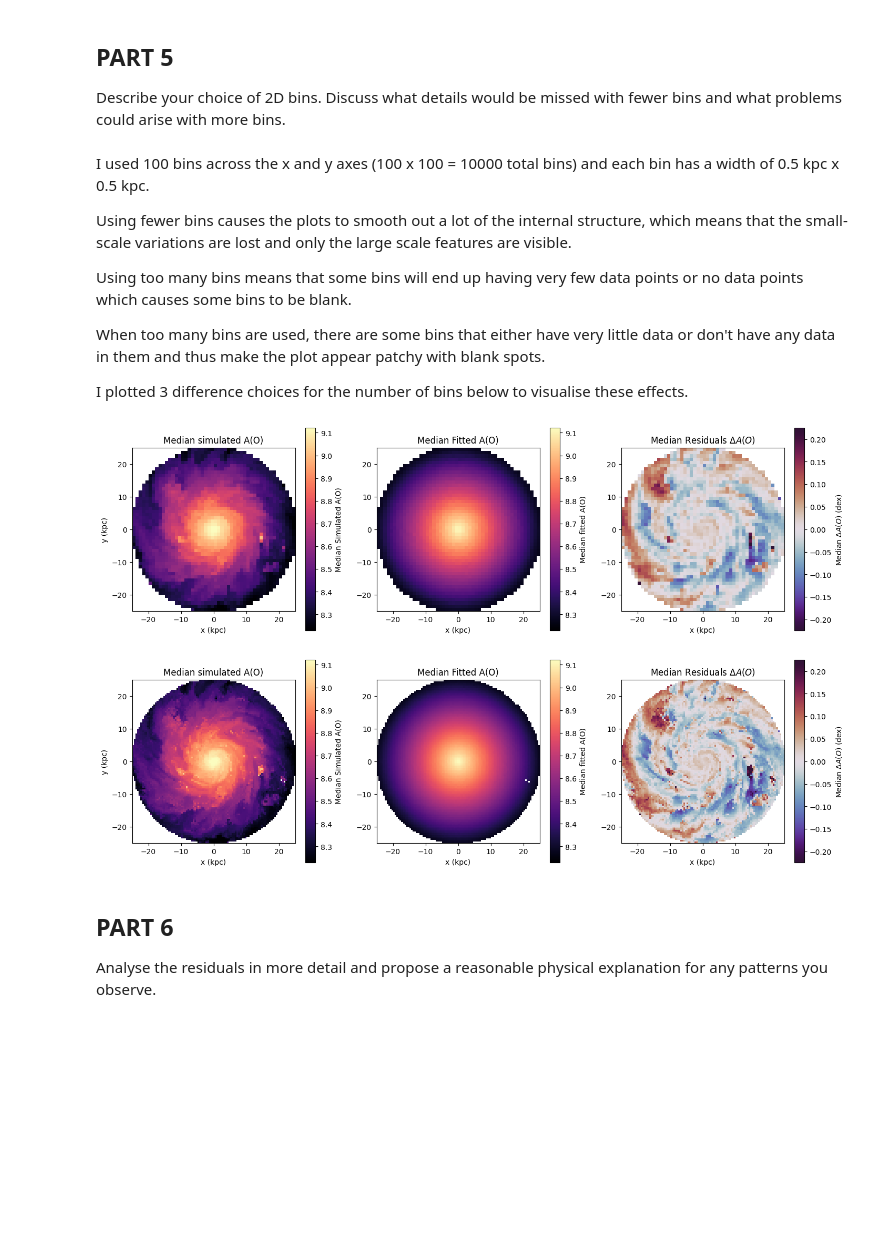
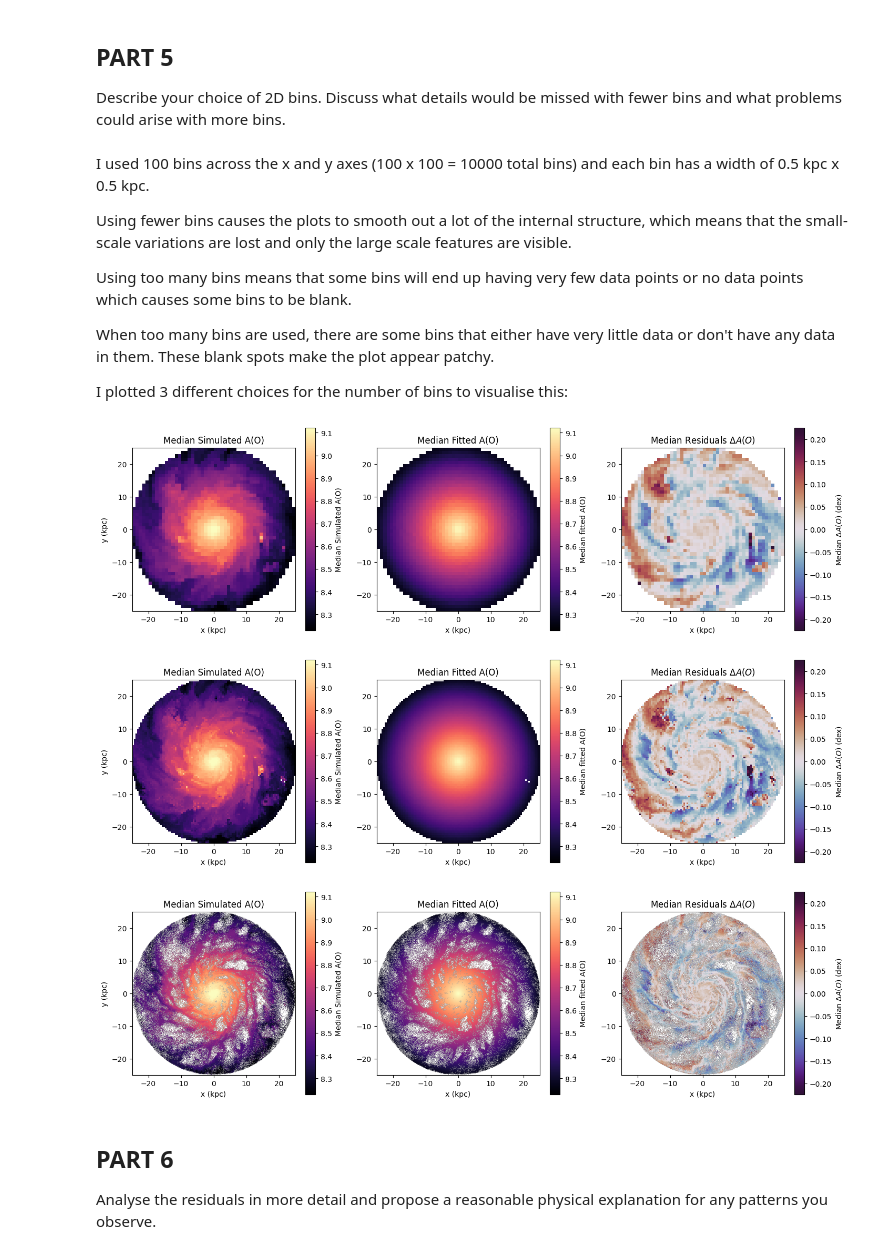
Before and after one commit to u7678360/ASTR4004-Assignment-2, a Jupyter notebook: Question 3.ipynb, the cells around one changed output. Cells and saved outputs as stored; diff of their text form; code cells hidden in the pictures; blank space fills up the shorter version.

```diff
--- a/Question 3.ipynb
+++ b/Question 3.ipynb
@@ -118,8 +119,6 @@ Plot a three-panel figure for the x vs. y plane using the same bins and sensible
 
 • (c) 2D histogram of the median residuals ∆A(O).
 # %%
-n_bins = 1000
-
 def A_O_histograms(n_bins):
 
     # Binned_statistic_2d is used to calculate the median value in each x-y bin
@@ -155,7 +154,7 @@ def A_O_histograms(n_bins):
     # Plot 1 - Median simulated A(O) with colourbar
     panel_a = axes[0].imshow(median_simulated.statistic.T, origin="lower", cmap="magma",
                             vmin=A_O_min, vmax=A_O_max, extent=range)
-    axes[0].set_title("Median simulated A(O)")
+    axes[0].set_title("Median Simulated A(O)")
     axes[0].set_ylabel("y (kpc)")
     axes[0].set_xlabel("x (kpc)")
     colourbar1 = fig.colorbar(panel_a, ax=axes[0])
@@ -196,16 +195,17 @@ Using fewer bins causes the plots to smooth out a lot of the internal structure,
 Using too many bins means that some bins will end up having very few data points or no data points which
 causes some bins to be blank.
 
-When too many bins are used, there are some bins that either have very little data or don't have any data in them and thus make the plot appear patchy with blank spots.
+When too many bins are used, there are some bins that either have very little data or don't have any data in them. These blank spots make the plot appear patchy.
 
-I plotted 3 difference choices for the number of bins below to visualise these effects.
+I plotted 3 different choices for the number of bins to visualise this:
 # %%
 A_O_histograms(50)
 A_O_histograms(100)
-#A_O_histograms(500)
+A_O_histograms(500)
 # %% [output]
 [figure]
 [figure]
+[figure, added]
 # %% [markdown]
 ## PART 6
 Analyse the residuals in more detail and propose a reasonable physical explanation for
```
Also changed, not shown: parts of 2 cells of this notebook, 3 other files.
